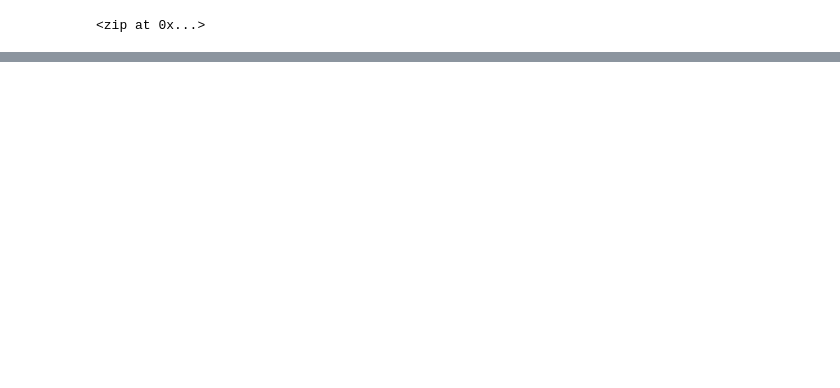
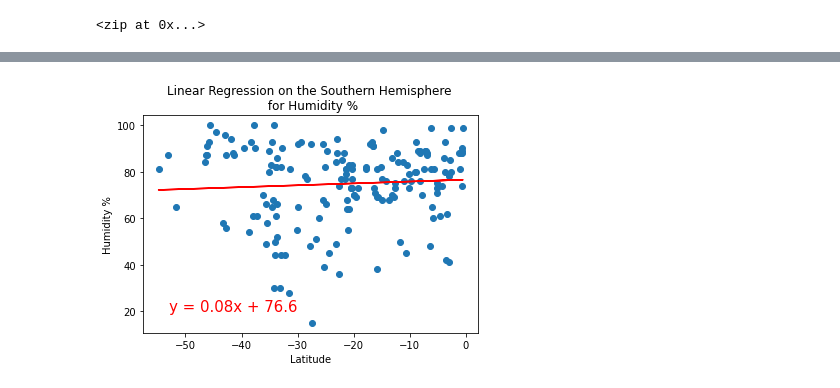
Before and after one commit to JoRanjit/World_Weather_Analysis, a Jupyter notebook: WeatherPy.ipynb, the cells around one changed output, grey strips where cells are left out. Drawn from its saved outputs; the diff is of its cells as text; code cells hidden in the pictures; blank space fills up the shorter version.

```diff
--- a/WeatherPy.ipynb
+++ b/WeatherPy.ipynb
@@ -281,0 +372,13 @@ plt.show()
+# %%
+# Linear regression on the Southern Hemisphere
+x_values = southern_hemi_df["Lat"]
+y_values = southern_hemi_df["Humidity"]
+#call the function plot_linear_regression(x_values,y_values, title, y_label,text_cordinates)
+# Import linregress
+from scipy.stats import linregress
+plot_linear_regression(x_values,y_values,
+                      "Linear Regression on the Southern Hemisphere \n"
+                       " for Humidity %",
+                      'Humidity %', (-53,20))
+# %% [output]
+[figure, added]
```
Also changed, not shown: parts of 19 cells of this notebook, 5 other files.
